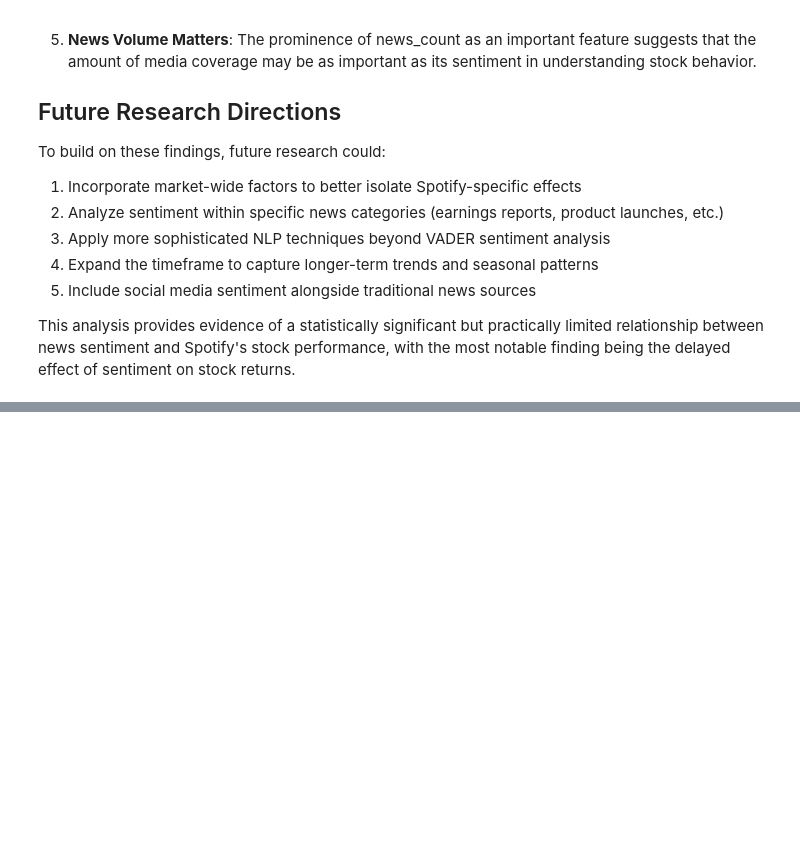
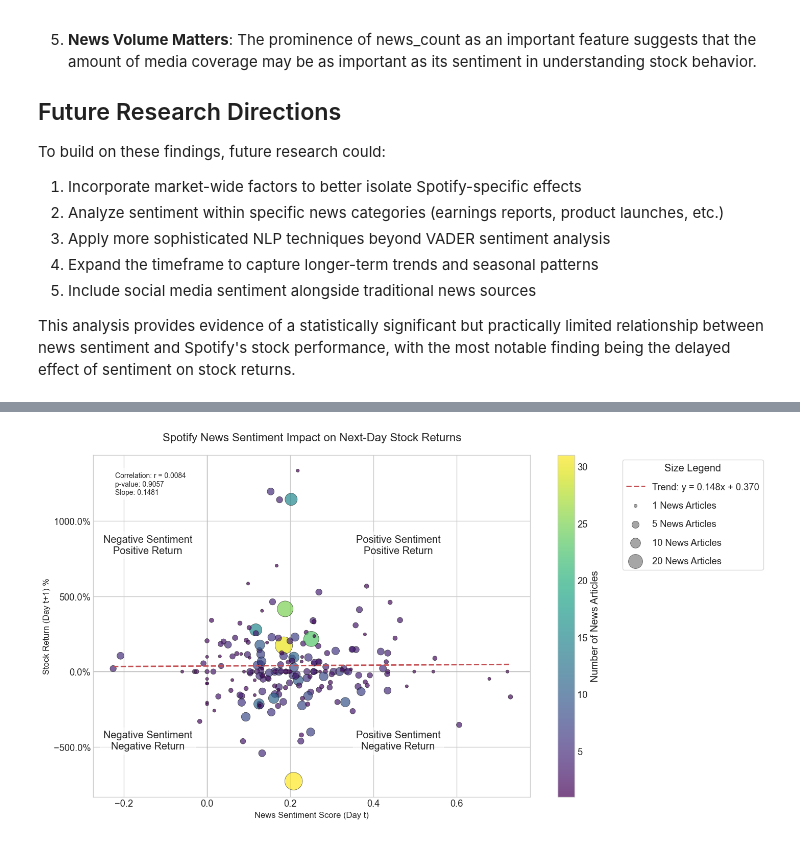
Before and after one commit to AnahitaTehrani/Data-Science-Project, a Jupyter notebook: Data-Question-2-B/news_analysis/news_analysis.ipynb, the cells around one changed output, grey strips where cells are left out. Saved outputs shown, nothing was run; the diff lists cells and outputs as text; code cells hidden in the pictures; blank space fills up the shorter version.

```diff
--- a/Data-Question-2-B/news_analysis/news_analysis.ipynb
+++ b/Data-Question-2-B/news_analysis/news_analysis.ipynb
@@ -971,0 +979,95 @@ This analysis provides evidence of a statistically significant but practically l
+# %%
+# Set the style
+plt.style.use('seaborn-v0_8-whitegrid')
+sns.set_palette("Set1")
+plt.figure(figsize=(14, 8))  # Increased width to accommodate the legend
+
+# Filter the dataframe to include only rows with valid data
+# Make sure to only include trading days with non-null data
+df_filtered = daily_data_with_lags.dropna(subset=['combined_sentiment', 'next_day_return', 'news_count'])
+df_filtered = df_filtered[df_filtered['is_trading_day']]
+
+print(daily_data_with_lags.info())
+print(daily_data_with_lags.head())
+print("\n--------------------------------\n")
+print(df_filtered.info())
+print(df_filtered.head())
+print("\n--------------------------------\n")
+
+# Create scatter plot
+scatter = plt.scatter(
+    df_filtered['combined_sentiment'],
+    df_filtered['next_day_return'],
+    s=df_filtered['news_count'] * 20,  # Scale the size of points by news count
+    alpha=0.7,
+    c=df_filtered['news_count'],
+    cmap='viridis',
+    edgecolor='black',
+    linewidth=0.5
+)
+
+# Calculate and add trendline
+slope, intercept, r_value, p_value, std_err = stats.linregress(
+    df_filtered['combined_sentiment'],
+    df_filtered['next_day_return']
+)
+x_trend = np.linspace(df_filtered['combined_sentiment'].min(), df_filtered['combined_sentiment'].max(), 100)
+y_trend = slope * x_trend + intercept
+plt.plot(x_trend, y_trend, 'r--', linewidth=2, label=f'Trend: y = {slope:.3f}x + {intercept:.3f}')
+
+# Add reference lines at zero
+plt.axhline(y=0, color='gray', linestyle='-', alpha=0.3, linewidth=1)
+plt.axvline(x=0, color='gray', linestyle='-', alpha=0.3, linewidth=1)
+
+# Add quadrant labels
+max_y = df_filtered['next_day_return'].max() * 0.9
+max_x = df_filtered['combined_sentiment'].max() * 0.9
+min_y = df_filtered['next_day_return'].min() * 0.9
+min_x = df_filtered['combined_sentiment'].min() * 0.9
+
+plt.text(max_x*0.7, max_y*0.7, 'Positive Sentiment\nPositive Return',
+         ha='center', va='center', bbox=dict(facecolor='white', alpha=0.5))
+plt.text(min_x*0.7, max_y*0.7, 'Negative Sentiment\nPositive Return',
+         ha='center', va='center', bbox=dict(facecolor='white', alpha=0.5))
+plt.text(max_x*0.7, min_y*0.7, 'Positive Sentiment\nNegative Return',
+         ha='center', va='center', bbox=dict(facecolor='white', alpha=0.5))
+plt.text(min_x*0.7, min_y*0.7, 'Negative Sentiment\nNegative Return',
+         ha='center', va='center', bbox=dict(facecolor='white', alpha=0.5))
+
+# Add colorbar to show news count
+cbar = plt.colorbar(scatter)
+cbar.set_label('Number of News Articles')
+
+# Add chart title and axis labels
+plt.title('Spotify News Sentiment Impact on Next-Day Stock Returns', fontsize=16, pad=20)
+plt.xlabel('News Sentiment Score (Day t)', fontsize=12)
+plt.ylabel('Stock Return (Day t+1) %', fontsize=12)
+
+# Format y-axis as percentage
+plt.gca().yaxis.set_major_formatter(mtick.PercentFormatter(xmax=100.0, decimals=1))
+
+# Add correlation statistics in an annotation box
+stats_text = (f'Correlation: r = {r_value:.4f}\n'
+              f'p-value: {p_value:.4f} {"(significant)" if p_value < 0.05 else ""}\n'
+              f'Slope: {slope:.4f}')
+plt.annotate(stats_text, xy=(0.05, 0.95), xycoords='axes fraction',
+             bbox=dict(boxstyle="round,pad=0.5", facecolor='white', alpha=0.8),
+             ha='left', va='top', fontsize=10)
+
+# Add legend for point size - MODIFIED TO PLACE OUTSIDE
+for news_count in [1, 5, 10, 20]:
+    plt.scatter([], [], c='gray', alpha=0.7, s=news_count*20,
+                edgecolor='black', linewidth=0.5,
+                label=f'{news_count} News Articles')
+
+# Place the legend outside the plot
+plt.legend(scatterpoints=1, frameon=True, labelspacing=1, title='Size Legend',
+           bbox_to_anchor=(1.2, 1), loc='upper left')
+
+# Adjust layout to make room for legend
+plt.tight_layout()
+plt.subplots_adjust(right=0.85)  # Adjust the right margin to make space for the legend
+
+plt.savefig('/Users/armandocriscuolo/c2025/data_science_project_2025/code/Data-Science-Project/Data-Question-2-B/news_analysis/spotify_sentiment_nextday_returns.png', dpi=300, bbox_inches='tight')
+plt.show()
+# %% [output]
@@ -971,0 +1091 @@ This analysis provides evidence of a statistically significant but practically l
+[figure, added]
```
Also changed, not shown: parts of 5 cells of this notebook, 8 other files.
